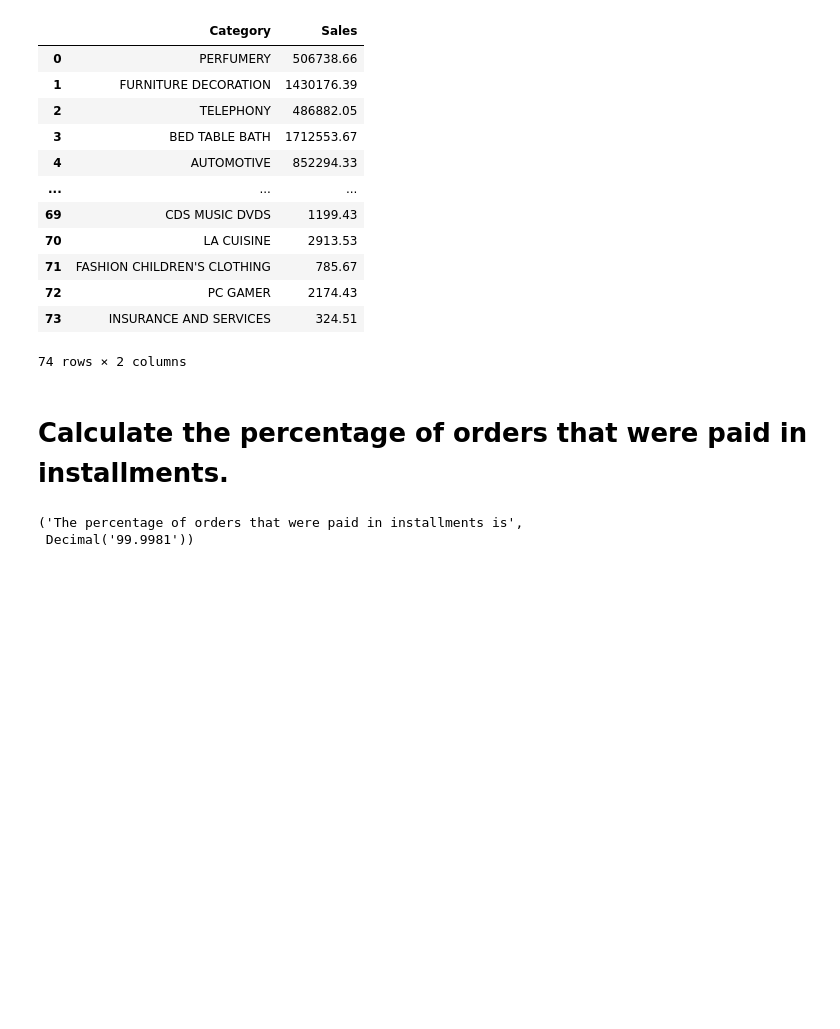
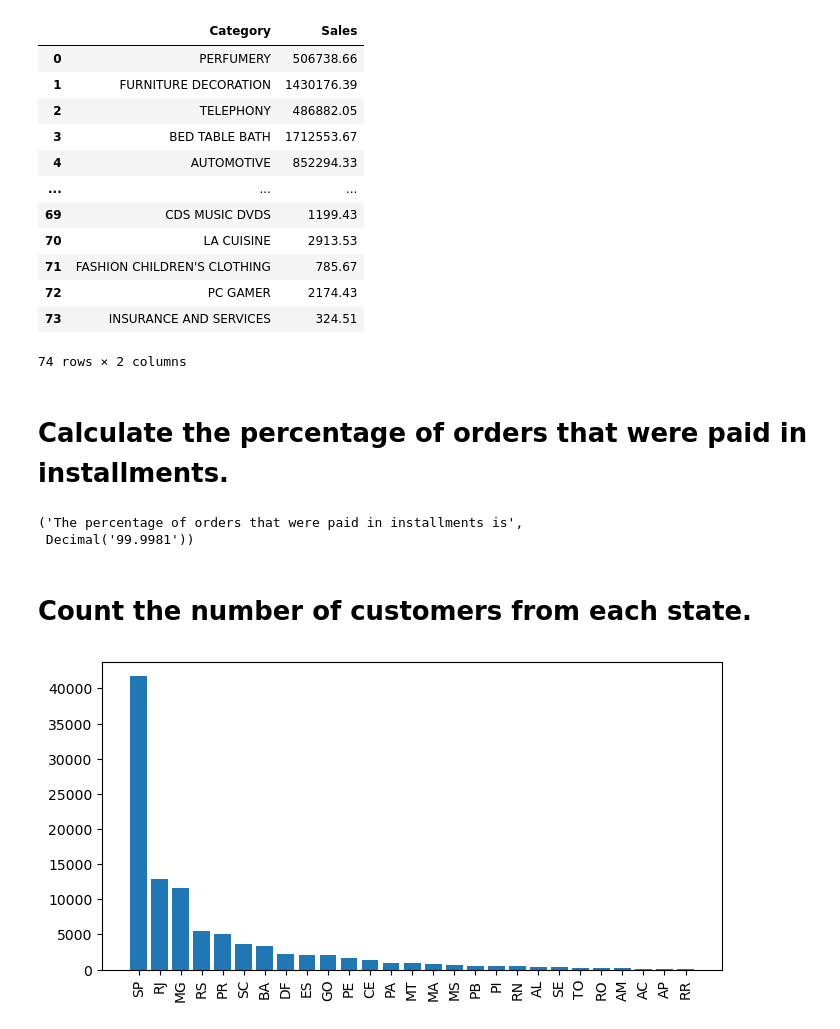
Before and after one commit to mahabubalam-gbs/SQL-Python-Ecommerce-Project, a Jupyter notebook: Ecommerce_Project.ipynb, the cells around one changed output. Saved outputs shown, nothing was run; the diff lists cells and outputs as text; code cells hidden in the pictures; blank space fills up the shorter version.

Commit message:
Counted the number of customers from each state

```diff
--- a/Ecommerce_Project.ipynb
+++ b/Ecommerce_Project.ipynb
@@ -186,3 +186,22 @@ data = cur.fetchall()
 # %% [output]
 ('The percentage of orders that were paid in installments is',
  Decimal('99.9981'))
+# %% [markdown]
+# Count the number of customers from each state.
+# %%
+query = """ SELECT customer_state, COUNT(customer_id) FROM customers GROUP BY customer_state;
+"""
+
+cur.execute(query)
+
+data = cur.fetchall()
+
+df = pd.DataFrame(data, columns = ["state", "customer_count"])
+df = df.sort_values(by = "customer_count", ascending = False)
+
+plt.figure(figsize = (8, 4))
+plt.bar(df["state"], df["customer_count"])
+plt.xticks(rotation = 90)
+plt.show()
+# %% [output]
+[figure, added]
```
